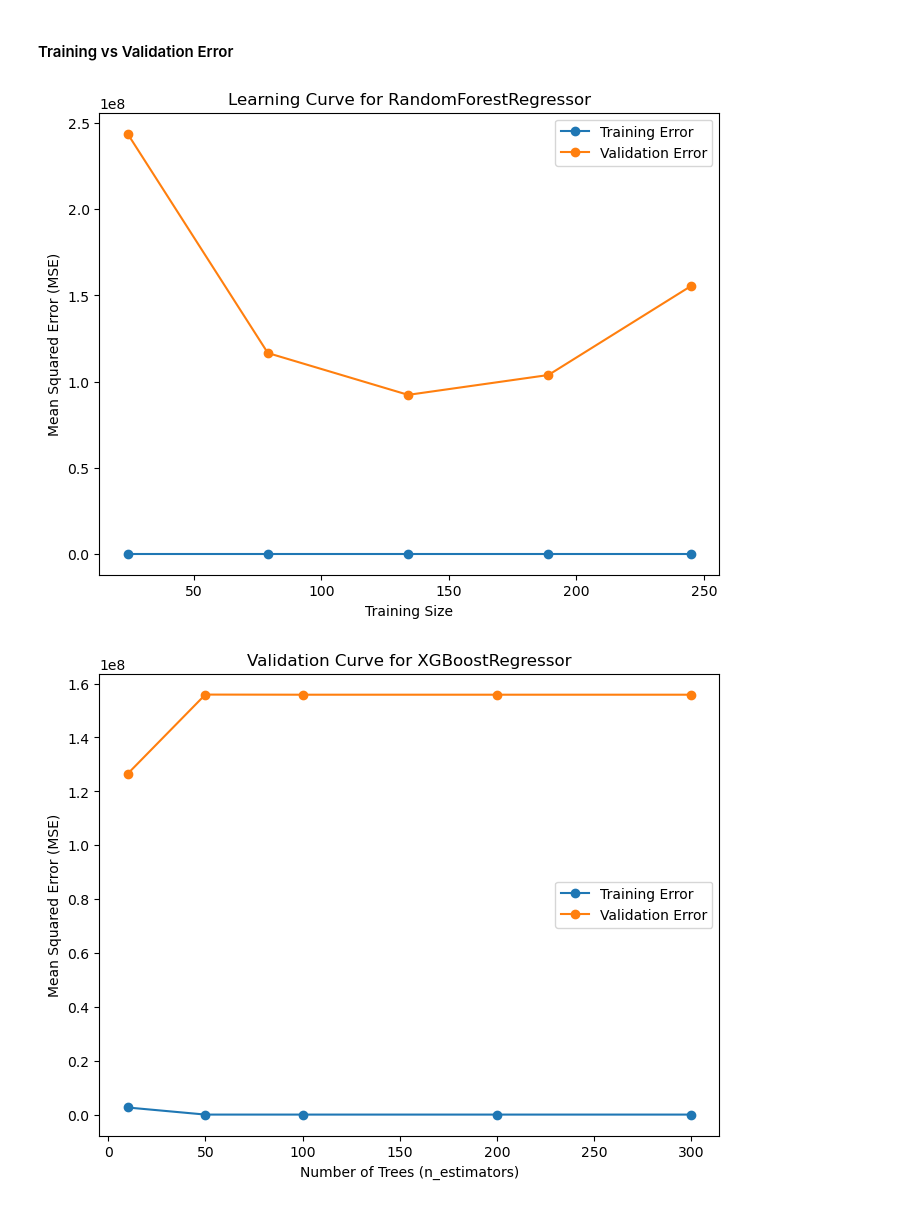
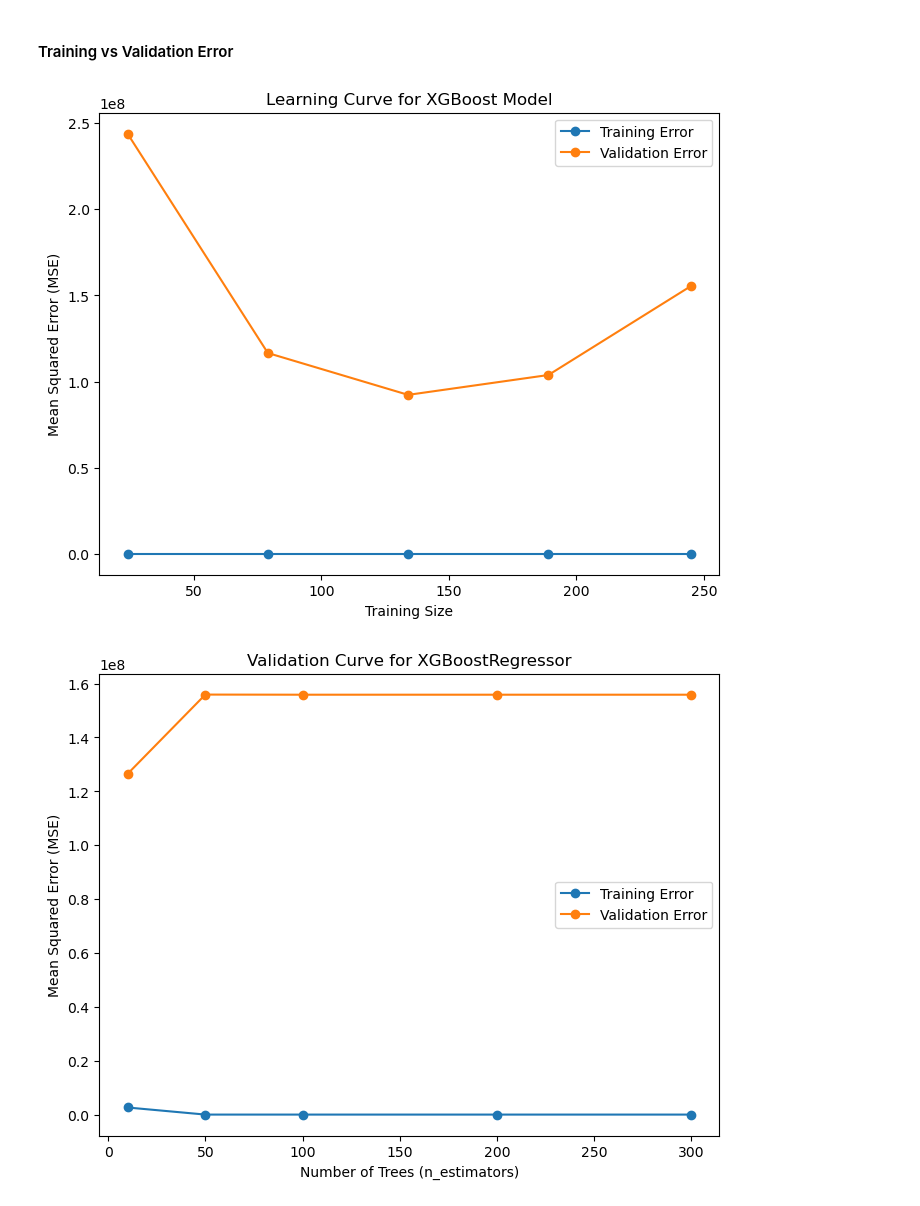
Before and after one commit to khalidhasananik/CSE445-Project, a Jupyter notebook: DenguePrediction/XGBoost.ipynb, the cells around one changed output. Drawn from its saved outputs; the diff is of its cells as text; code cells hidden in the pictures.

```diff
--- a/DenguePrediction/XGBoost.ipynb
+++ b/DenguePrediction/XGBoost.ipynb
@@ -375,24 +375,24 @@ plt.show()
 # %%
 from sklearn.model_selection import learning_curve
 
 # Generate the learning curve
 train_sizes, train_scores, val_scores = learning_curve(
     regressor, X_train, Y_train, train_sizes=np.linspace(0.1, 1.0, 5),
     cv=5, scoring='neg_mean_squared_error', n_jobs=-1
 )
 
 # Plot the learning curve
 plt.figure(figsize=(8, 6))
 plt.plot(train_sizes, -train_scores.mean(axis=1), label='Training Error', marker='o')
 plt.plot(train_sizes, -val_scores.mean(axis=1), label='Validation Error', marker='o')
 plt.xlabel('Training Size')
 plt.ylabel('Mean Squared Error (MSE)')
-plt.title('Learning Curve for RandomForestRegressor')
+plt.title('Learning Curve for XGBoost Model')
 plt.legend()
 plt.savefig('learningcurve.png', bbox_inches='tight', dpi=300)
 plt.show()
 # %% [output]
-[figure, old version]
+[figure, new version]
 # %%
 from sklearn.model_selection import validation_curve
 
```
Also changed, not shown: parts of 3 cells of this notebook, 37 other files.
